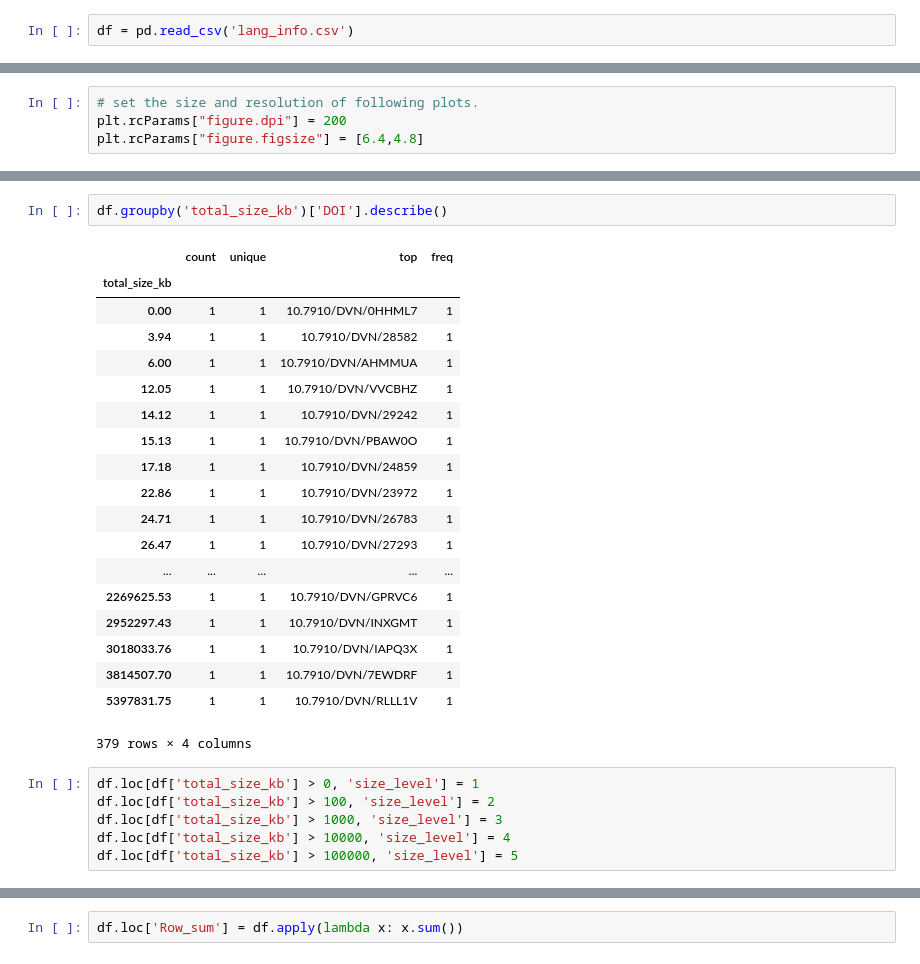
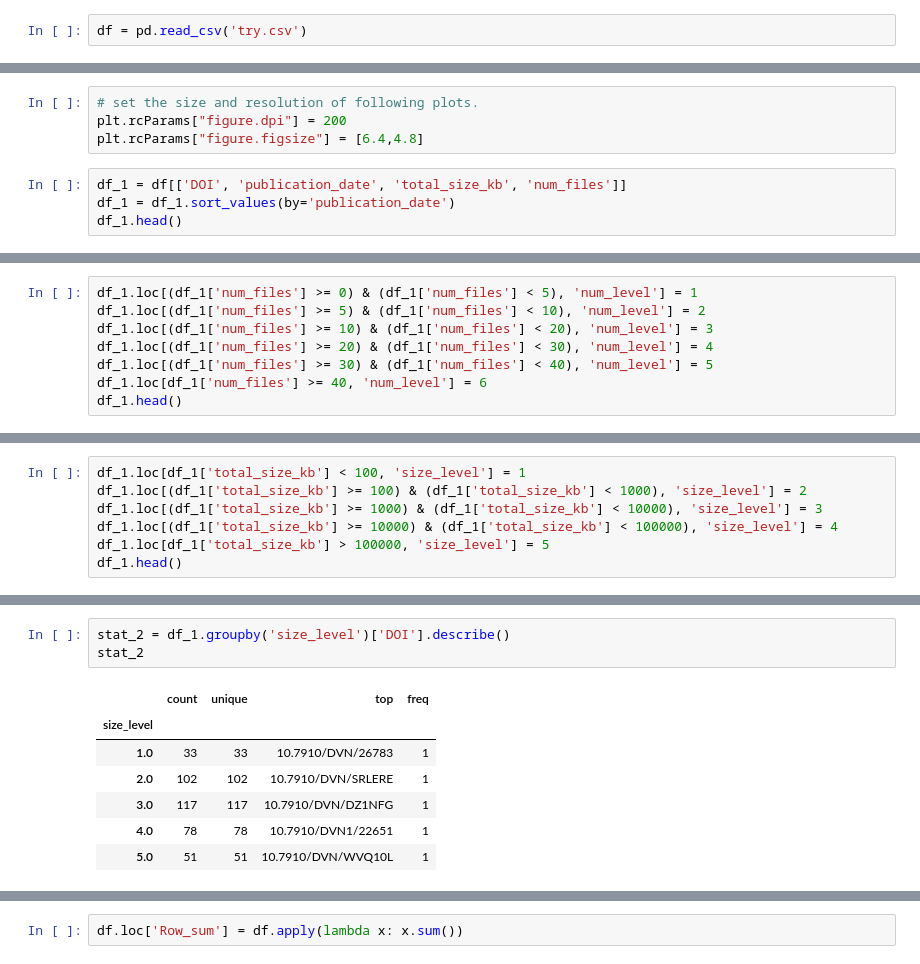
Before and after one commit to jingxianna/Characterize-contents-of-AJPS-datasets, a Jupyter notebook: characterize_plots.ipynb, the cells around one changed output, grey strips where cells are left out. Cells and saved outputs as stored; diff of their text form.

```diff
--- a/characterize_plots.ipynb
+++ b/characterize_plots.ipynb
@@ -7,7 +7,7 @@ import matplotlib.pyplot as plt
 import warnings
 import re
 # %%
-df = pd.read_csv('lang_info.csv')
+df = pd.read_csv('try.csv')
 # %%
 df.head()
 # %% [output]
@@ -127,3 +111,7 @@ Name: num_files, Length: 62, dtype: int64
 # set the size and resolution of following plots.
 plt.rcParams["figure.dpi"] = 200
 plt.rcParams["figure.figsize"] = [6.4,4.8]
+# %%
+df_1 = df[['DOI', 'publication_date', 'total_size_kb', 'num_files']]
+df_1 = df_1.sort_values(by='publication_date')
+df_1.head()
@@ -129,0 +125,8 @@ plt.rcParams["figure.figsize"] = [6.4,4.8]
+# %%
+df_1.loc[(df_1['num_files'] >= 0) & (df_1['num_files'] < 5), 'num_level'] = 1
+df_1.loc[(df_1['num_files'] >= 5) & (df_1['num_files'] < 10), 'num_level'] = 2
+df_1.loc[(df_1['num_files'] >= 10) & (df_1['num_files'] < 20), 'num_level'] = 3
+df_1.loc[(df_1['num_files'] >= 20) & (df_1['num_files'] < 30), 'num_level'] = 4
+df_1.loc[(df_1['num_files'] >= 30) & (df_1['num_files'] < 40), 'num_level'] = 5
+df_1.loc[df_1['num_files'] >= 40, 'num_level'] = 6
+df_1.head()
@@ -161 +181,8 @@ max      5.397832e+06
 Name: total_size_kb, dtype: float64
+# %%
+df_1.loc[df_1['total_size_kb'] < 100, 'size_level'] = 1
+df_1.loc[(df_1['total_size_kb'] >= 100) & (df_1['total_size_kb'] < 1000), 'size_level'] = 2
+df_1.loc[(df_1['total_size_kb'] >= 1000) & (df_1['total_size_kb'] < 10000), 'size_level'] = 3
+df_1.loc[(df_1['total_size_kb'] >= 10000) & (df_1['total_size_kb'] < 100000), 'size_level'] = 4
+df_1.loc[df_1['total_size_kb'] > 100000, 'size_level'] = 5
+df_1.head()
@@ -162,28 +196,11 @@ Name: total_size_kb, dtype: float64
 # %%
-df.groupby('total_size_kb')['DOI'].describe()
+stat_2 = df_1.groupby('size_level')['DOI'].describe()
+stat_2
 # %% [output]
 |  | count | unique | top | freq |
-| total_size_kb |  |  |  |  |
-| 0.00 | 1 | 1 | 10.7910/DVN/0HHML7 | 1 |
-| 3.94 | 1 | 1 | 10.7910/DVN/28582 | 1 |
-| 6.00 | 1 | 1 | 10.7910/DVN/AHMMUA | 1 |
-| 12.05 | 1 | 1 | 10.7910/DVN/VVCBHZ | 1 |
-| 14.12 | 1 | 1 | 10.7910/DVN/29242 | 1 |
-| 15.13 | 1 | 1 | 10.7910/DVN/PBAW0O | 1 |
-| 17.18 | 1 | 1 | 10.7910/DVN/24859 | 1 |
-| 22.86 | 1 | 1 | 10.7910/DVN/23972 | 1 |
-| 24.71 | 1 | 1 | 10.7910/DVN/26783 | 1 |
-| 26.47 | 1 | 1 | 10.7910/DVN/27293 | 1 |
-| ... | ... | ... | ... | ... |
-| 2269625.53 | 1 | 1 | 10.7910/DVN/GPRVC6 | 1 |
-| 2952297.43 | 1 | 1 | 10.7910/DVN/INXGMT | 1 |
-| 3018033.76 | 1 | 1 | 10.7910/DVN/IAPQ3X | 1 |
-| 3814507.70 | 1 | 1 | 10.7910/DVN/7EWDRF | 1 |
-| 5397831.75 | 1 | 1 | 10.7910/DVN/RLLL1V | 1 |
+| size_level |  |  |  |  |
+| 1.0 | 33 | 33 | 10.7910/DVN/26783 | 1 |
+| 2.0 | 102 | 102 | 10.7910/DVN/SRLERE | 1 |
+| 3.0 | 117 | 117 | 10.7910/DVN/DZ1NFG | 1 |
+| 4.0 | 78 | 78 | 10.7910/DVN1/22651 | 1 |
+| 5.0 | 51 | 51 | 10.7910/DVN/WVQ10L | 1 |
-379 rows × 4 columns
-# %%
-df.loc[df['total_size_kb'] > 0, 'size_level'] = 1
-df.loc[df['total_size_kb'] > 100, 'size_level'] = 2
-df.loc[df['total_size_kb'] > 1000, 'size_level'] = 3
-df.loc[df['total_size_kb'] > 10000, 'size_level'] = 4
-df.loc[df['total_size_kb'] > 100000, 'size_level'] = 5
```
Also changed, not shown: parts of 35 cells of this notebook.
